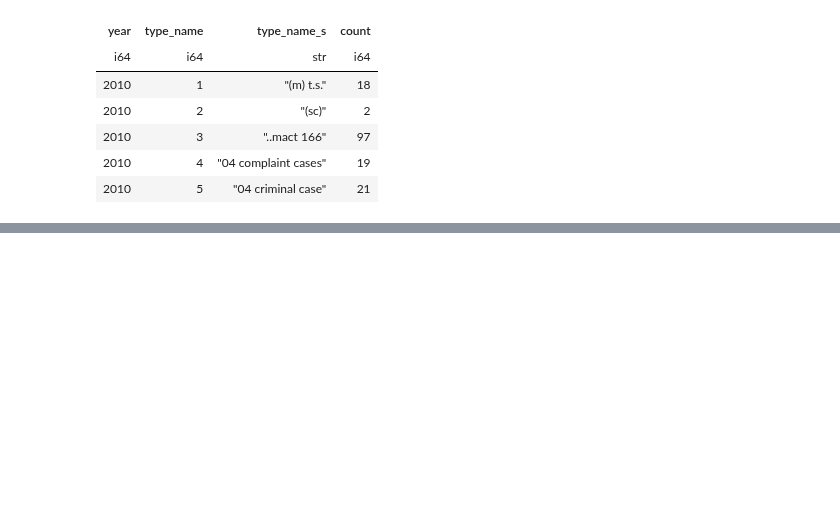
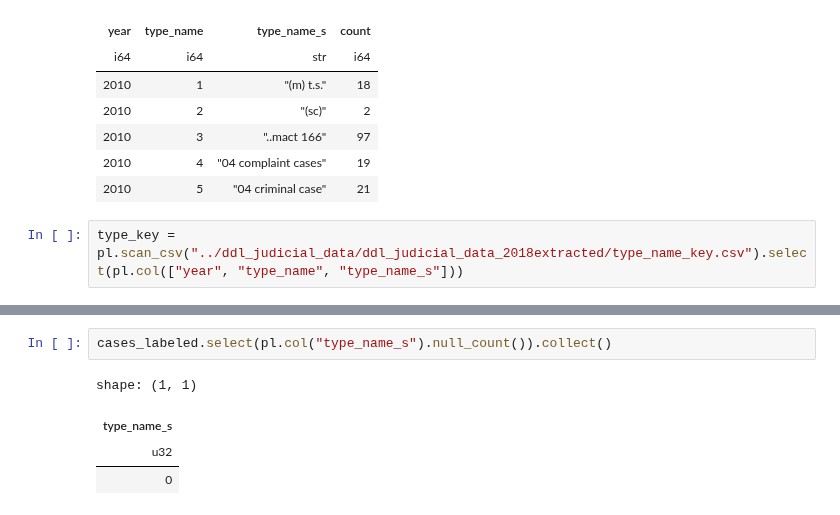
Before and after one commit to WalkerSimpson1/R_and_Python_corrupting_relinking, a Jupyter notebook: notebooks/nb1_exploring.ipynb, the cells around one changed output, grey strips where cells are left out. Saved outputs shown, nothing was run; the diff lists cells and outputs as text; blank space fills up the shorter version.

```diff
--- a/notebooks/nb1_exploring.ipynb
+++ b/notebooks/nb1_exploring.ipynb
@@ -147,4 +147,6 @@ shape: (5, 4)
 | 2010 | 3 | "..mact 166" | 97 |
 | 2010 | 4 | "04 complaint cases" | 19 |
 | 2010 | 5 | "04 criminal case" | 21 |
+# %%
+type_key = pl.scan_csv("../ddl_judicial_data/ddl_judicial_data_2018extracted/type_name_key.csv").select(pl.col(["year", "type_name", "type_name_s"]))
 # %%
@@ -157,0 +176,7 @@ Schema([('year', Int64),
+# %%
+cases_labeled.select(pl.col("type_name_s").null_count()).collect()
+# %% [output]
+shape: (1, 1)
+| type_name_s |
+| u32 |
+| 0 |
```
Also changed, not shown: parts of 10 cells of this notebook.
